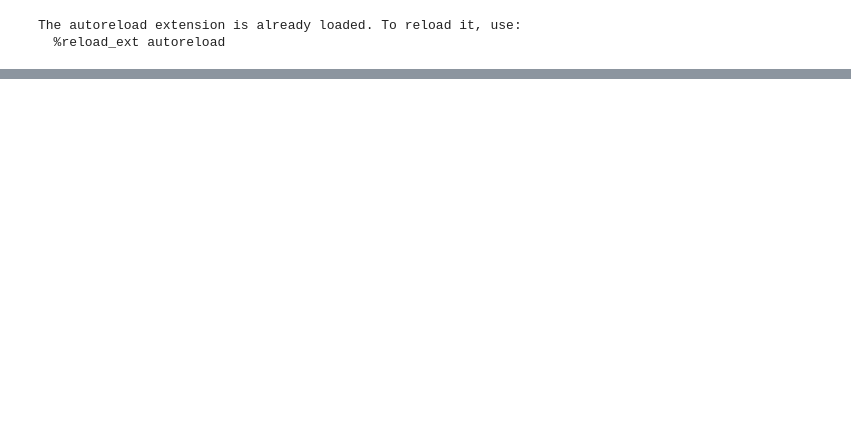
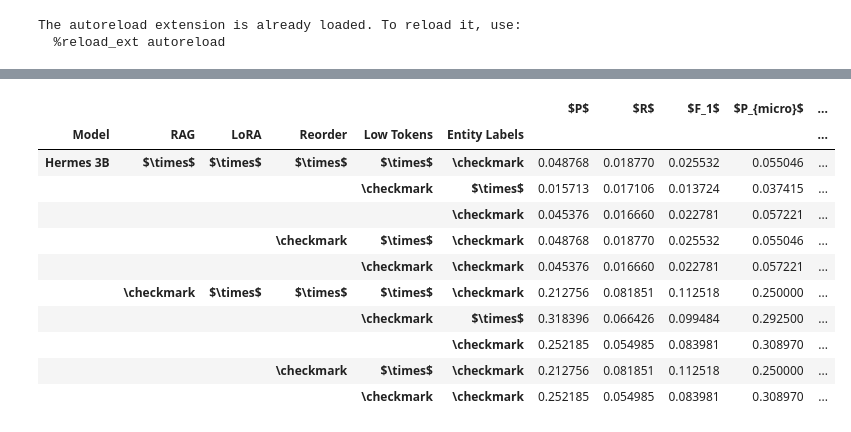
Before and after one commit to Dakantz/CLEANR, a Jupyter notebook: submission/evaluation.ipynb, the cells around one changed output, grey strips where cells are left out. Drawn from its saved outputs; the diff is of its cells as text; code cells hidden in the pictures; blank space fills up the shorter version.

Commit message:
Update all tables

```diff
--- a/submission/evaluation.ipynb
+++ b/submission/evaluation.ipynb
@@ -24,11 +24,13 @@ from collections.abc import Callable, Awaitable
 # %%
 results_dir = "../data/results_dev"
 ground_truth_file = "../data/annotations/dev/dev.json"
-
+report_dir = Path("report")
 results_dir = Path(results_dir)
 ner_result_dir = Path("../data/results_ner_dev")
 ground_truth_file = Path(ground_truth_file)
+lbl_xtra = ":more"
 
+top_results = 0
 
 with open(ground_truth_file) as f:
     ground_truth = json.load(f)
@@ -120,10 +166,23 @@ task_6_2_3_df = scoring_to_df(eval_submission_6_4_ternary_mention_RE)
 === Removed 960 duplicated ternary mention-based relations from predictions ===
 # %%
-task_6_2_1_df.to_latex(
-    "report/task_6_1_1.tex",
+task_6_1_1_df[top_results:].to_latex(
+    report_dir / "task_6_1_1.tex",
     float_format="%.2f",
     caption="Dev Set Result for Task 6.1.1 (NER) for various models and approaches.",
-    label="tab:task:6_1_1:more",
-    index=False,
+    label=f"tab:task:6_1_1{lbl_xtra}",
 )
+task_6_1_1_df
+# %% [output]
+|  |  |  |  |  |  | $P$ | $R$ | $F_1$ | $P_{micro}$ | ... |
+| Model | RAG | LoRA | Reorder | Low Tokens | Entity Labels |  |  |  |  | ... |
+| Hermes 3B | $\times$ | $\times$ | $\times$ | $\times$ | \checkmark | 0.048768 | 0.018770 | 0.025532 | 0.055046 | ... |
+|  |  |  |  | \checkmark | $\times$ | 0.015713 | 0.017106 | 0.013724 | 0.037415 | ... |
+|  |  |  |  |  | \checkmark | 0.045376 | 0.016660 | 0.022781 | 0.057221 | ... |
+|  |  |  | \checkmark | $\times$ | \checkmark | 0.048768 | 0.018770 | 0.025532 | 0.055046 | ... |
+|  |  |  |  | \checkmark | \checkmark | 0.045376 | 0.016660 | 0.022781 | 0.057221 | ... |
+|  | \checkmark | $\times$ | $\times$ | $\times$ | \checkmark | 0.212756 | 0.081851 | 0.112518 | 0.250000 | ... |
+|  |  |  |  | \checkmark | $\times$ | 0.318396 | 0.066426 | 0.099484 | 0.292500 | ... |
+|  |  |  |  |  | \checkmark | 0.252185 | 0.054985 | 0.083981 | 0.308970 | ... |
+|  |  |  | \checkmark | $\times$ | \checkmark | 0.212756 | 0.081851 | 0.112518 | 0.250000 | ... |
+|  |  |  |  | \checkmark | \checkmark | 0.252185 | 0.054985 | 0.083981 | 0.308970 | ... |
 # %%
```
Also changed, not shown: parts of 5 cells of this notebook, 10 other files.
